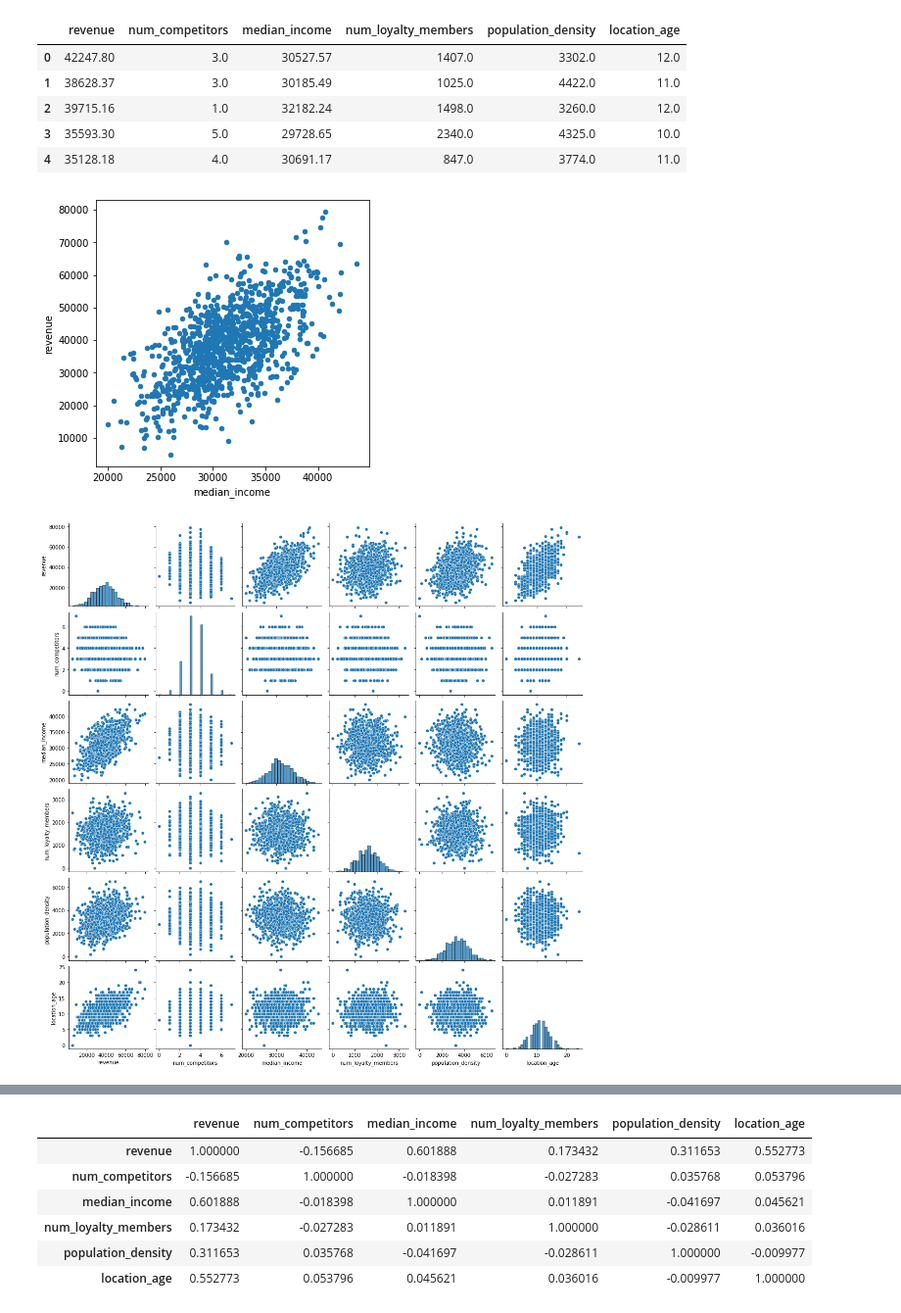
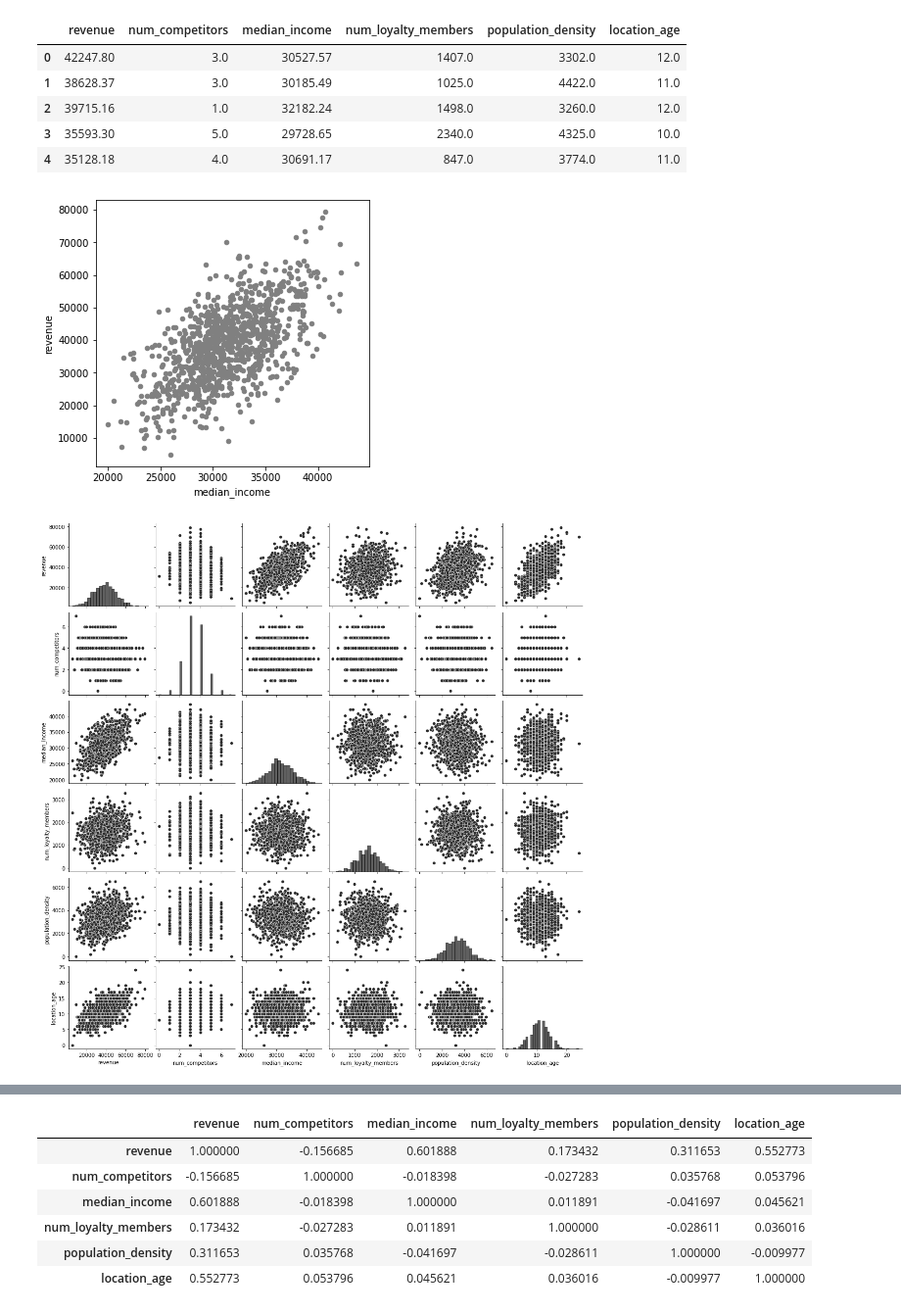
Before and after one commit to PacktPublishing/Data-Science-for-Marketing-Analytics-Second-Edition, a Jupyter notebook: Chapter05/Activity 5.01.ipynb, the cells around one changed output, grey strips where cells are left out. Shown at 98% size. Drawn from its saved outputs; the diff is of its cells as text; code cells hidden in the pictures.

Commit message:
Updated for grayscale graphs

```diff
--- a/Chapter05/Activity 5.01.ipynb
+++ b/Chapter05/Activity 5.01.ipynb
@@ -14,18 +13,17 @@ df.head()
 | 3 | 35593.30 | 5.0 | 29728.65 | 2340.0 | 4325.0 | 10.0 |
 | 4 | 35128.18 | 4.0 | 30691.17 | 847.0 | 3774.0 | 11.0 |
 # %%
-df.plot.scatter("median_income", 'revenue', figsize=[5,5])
+df.plot.scatter("median_income", 'revenue', \
+                figsize=[5,5], color='gray')
 plt.show()
 # %% [output]
-[figure, old version]
+[figure, new version]
 # %%
-import seaborn as sns
-%matplotlib inline
-
+sns.set_palette('Greys_r')
 sns.pairplot(df)
 plt.show()
 # %% [output]
-[figure, old version]
+[figure, new version]
 # %%
 sns.pairplot(df,y_vars="revenue")
 plt.show()
```
Also changed, not shown: parts of 4 cells of this notebook, 5 other files.
